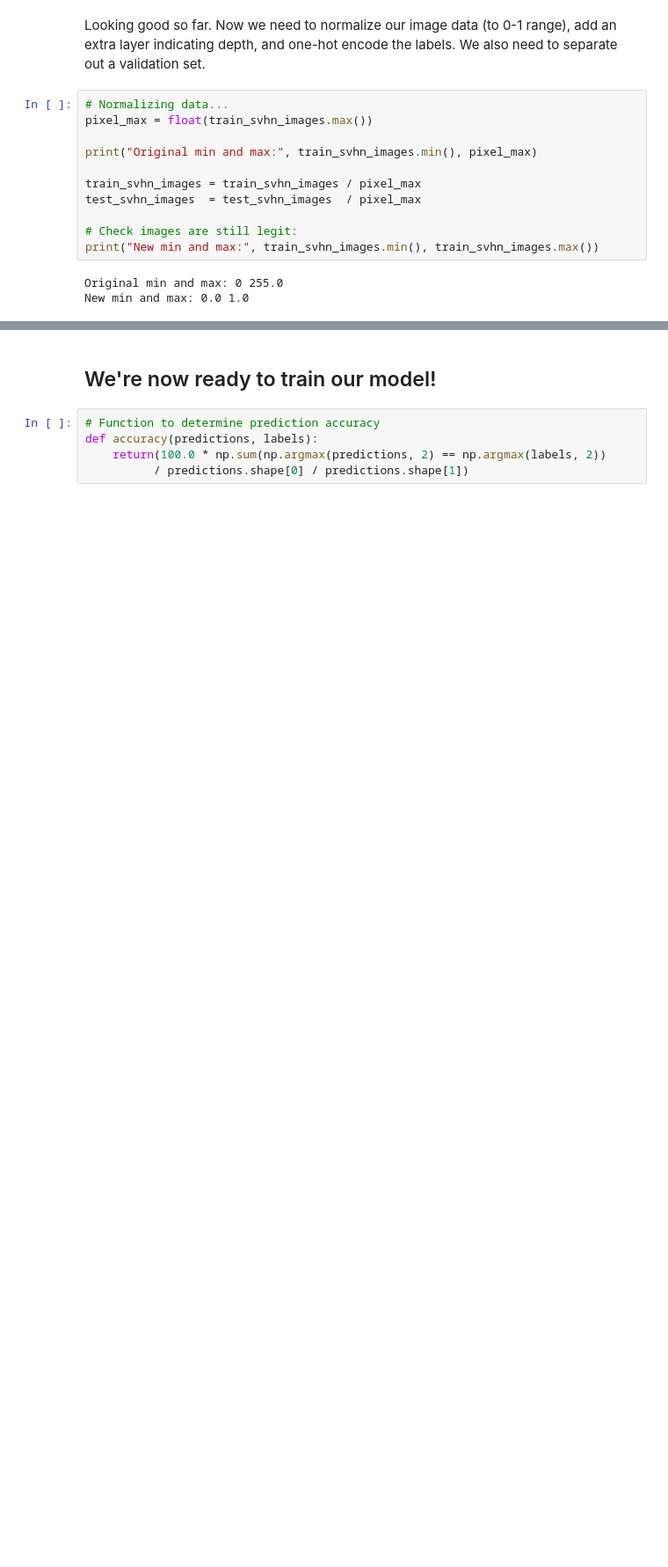
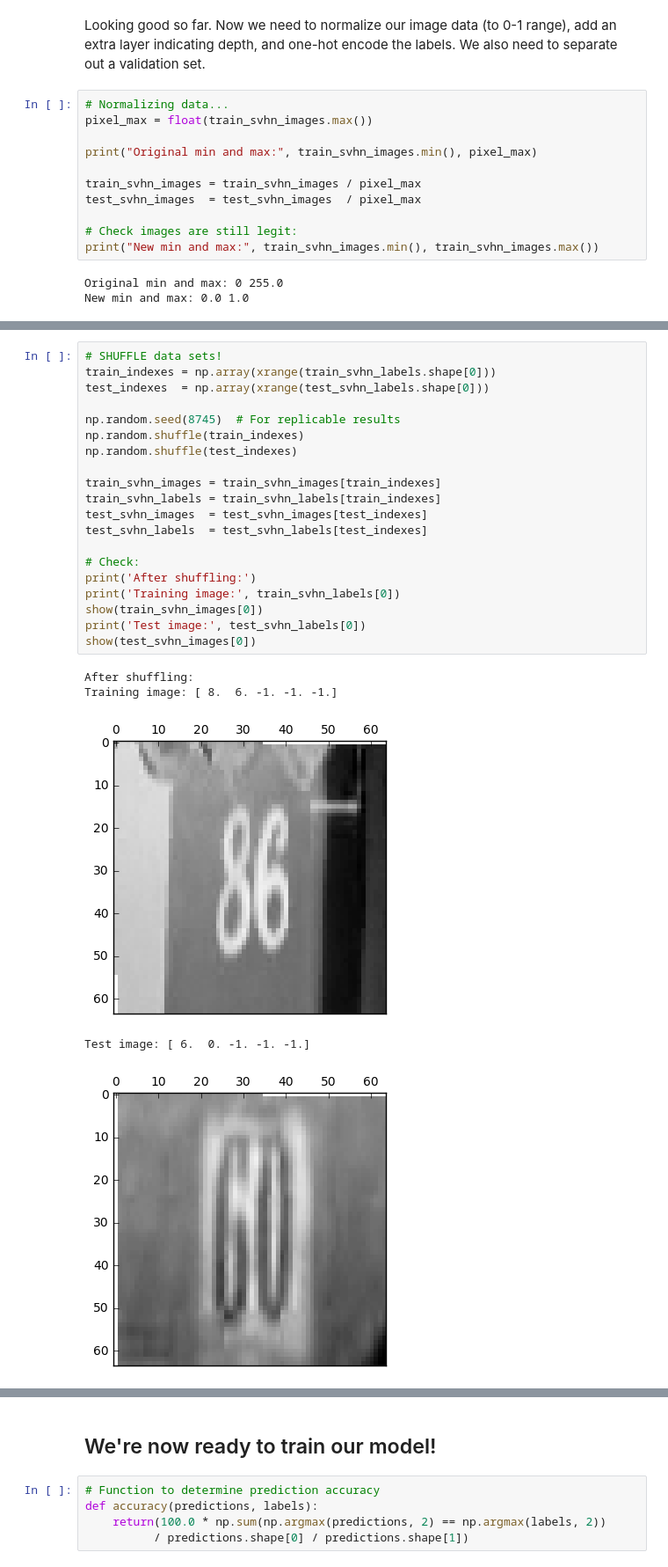
Before and after one commit to anoopctkm/machine-learning, a Jupyter notebook: projects/digit_recognition/digit_recognition.ipynb, the cells around one changed output, grey strips where cells are left out. Shown at 88% size. Drawn from its saved outputs; the diff is of its cells as text; blank space fills up the shorter version.

```diff
--- a/projects/digit_recognition/digit_recognition.ipynb
+++ b/projects/digit_recognition/digit_recognition.ipynb
@@ -939,0 +992,26 @@ New min and max: 0.0 1.0
+# %%
+# SHUFFLE data sets!
+train_indexes = np.array(xrange(train_svhn_labels.shape[0]))
+test_indexes  = np.array(xrange(test_svhn_labels.shape[0]))
+
+np.random.seed(8745)  # For replicable results
+np.random.shuffle(train_indexes)
+np.random.shuffle(test_indexes)
+
+train_svhn_images = train_svhn_images[train_indexes]
+train_svhn_labels = train_svhn_labels[train_indexes]
+test_svhn_images  = test_svhn_images[test_indexes]
+test_svhn_labels  = test_svhn_labels[test_indexes]
+
+# Check:
+print('After shuffling:')
+print('Training image:', train_svhn_labels[0])
+show(train_svhn_images[0])
+print('Test image:', test_svhn_labels[0])
+show(test_svhn_images[0])
+# %% [output]
+After shuffling:
+Training image: [ 8.  6. -1. -1. -1.]
+[figure, added]
+Test image: [ 6.  0. -1. -1. -1.]
+[figure, added]
```
Also changed, not shown: parts of 27 cells of this notebook.
